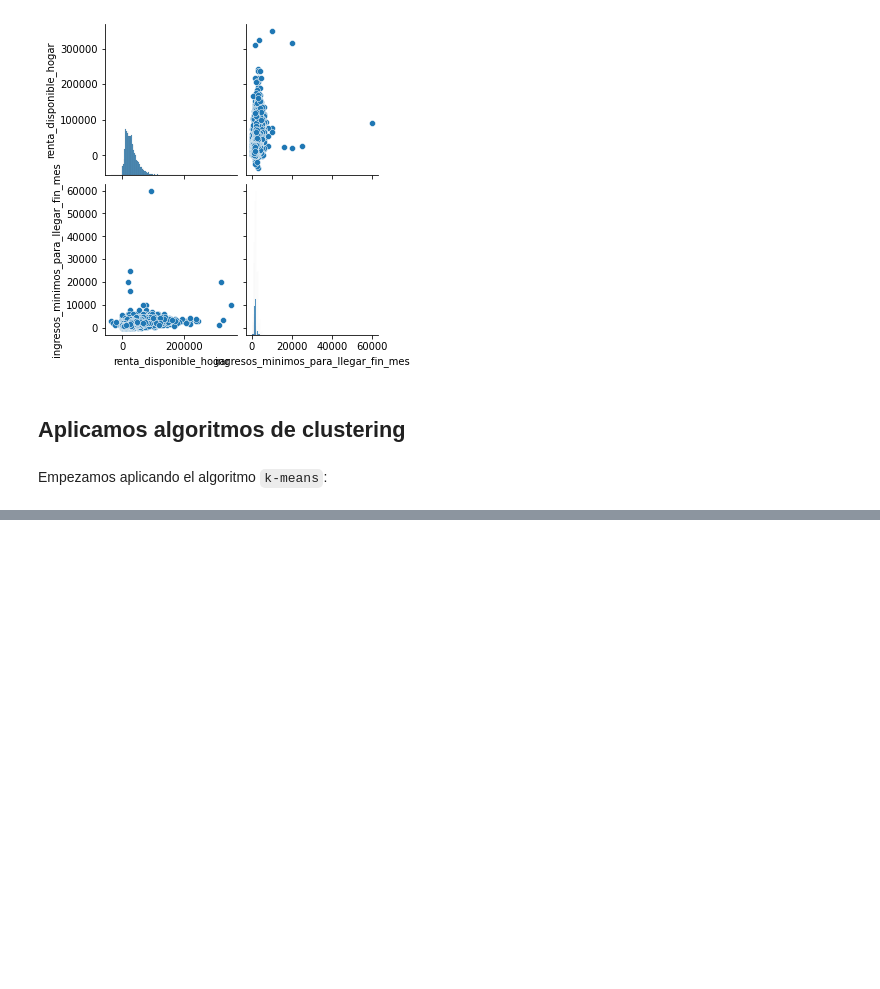
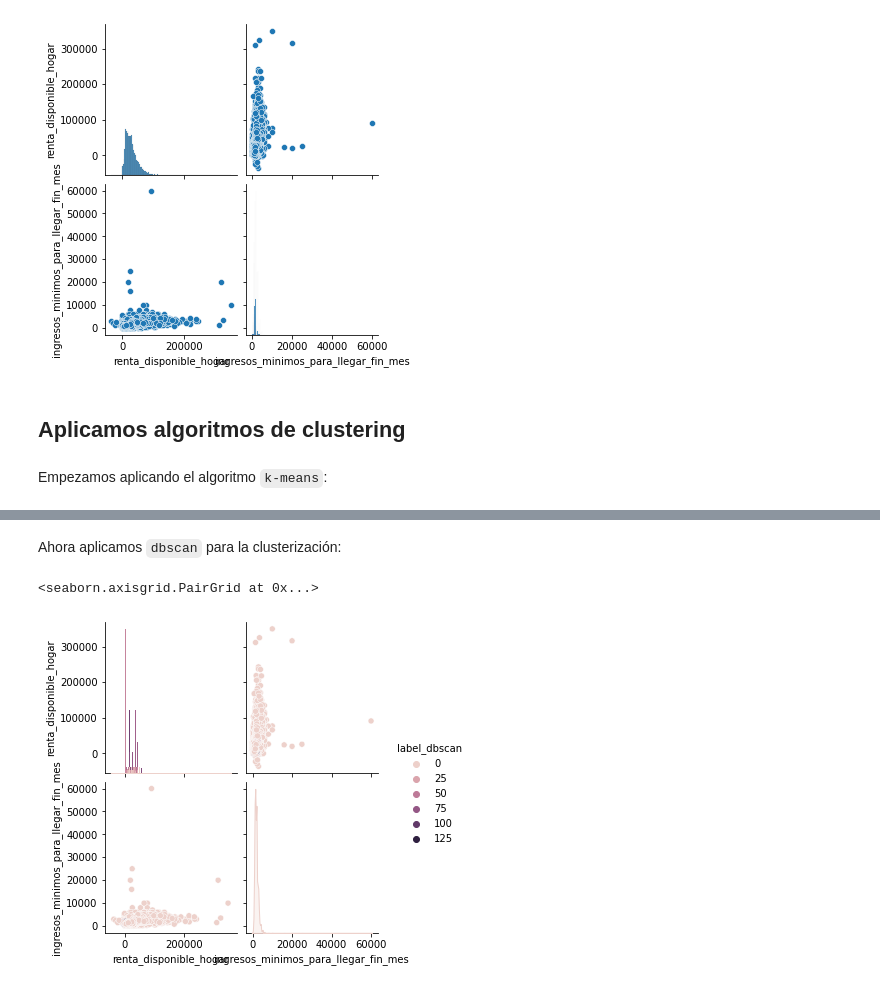
Before and after one commit to SergioQuijanoRey/PracticasInteligenciaNegocio, a Jupyter notebook: Práctica 2/Casos de estudio.ipynb, the cells around one changed output, grey strips where cells are left out. Drawn from its saved outputs; the diff is of its cells as text; code cells hidden in the pictures; blank space fills up the shorter version.

```diff
--- a/Práctica 2/Casos de estudio.ipynb
+++ b/Práctica 2/Casos de estudio.ipynb
@@ -272,0 +301,14 @@ sns.pairplot(df_first, hue = "label_kmeans")
+# %% [markdown]
+Ahora aplicamos `dbscan` para la clusterización:
+# %%
+df_first = add_clustering_labels(
+    df_first,
+    compute_dbscan,
+    parameters = {"eps": 0.3, "min_samples": 2},
+    new_label_name = "label_dbscan",
+    exclude_columns = ["label_kmeans"]
+)
+sns.pairplot(df_first, hue = "label_dbscan")
+# %% [output]
+<seaborn.axisgrid.PairGrid at 0x...>
+[figure, added]
```
Also changed, not shown: parts of 4 cells of this notebook.
